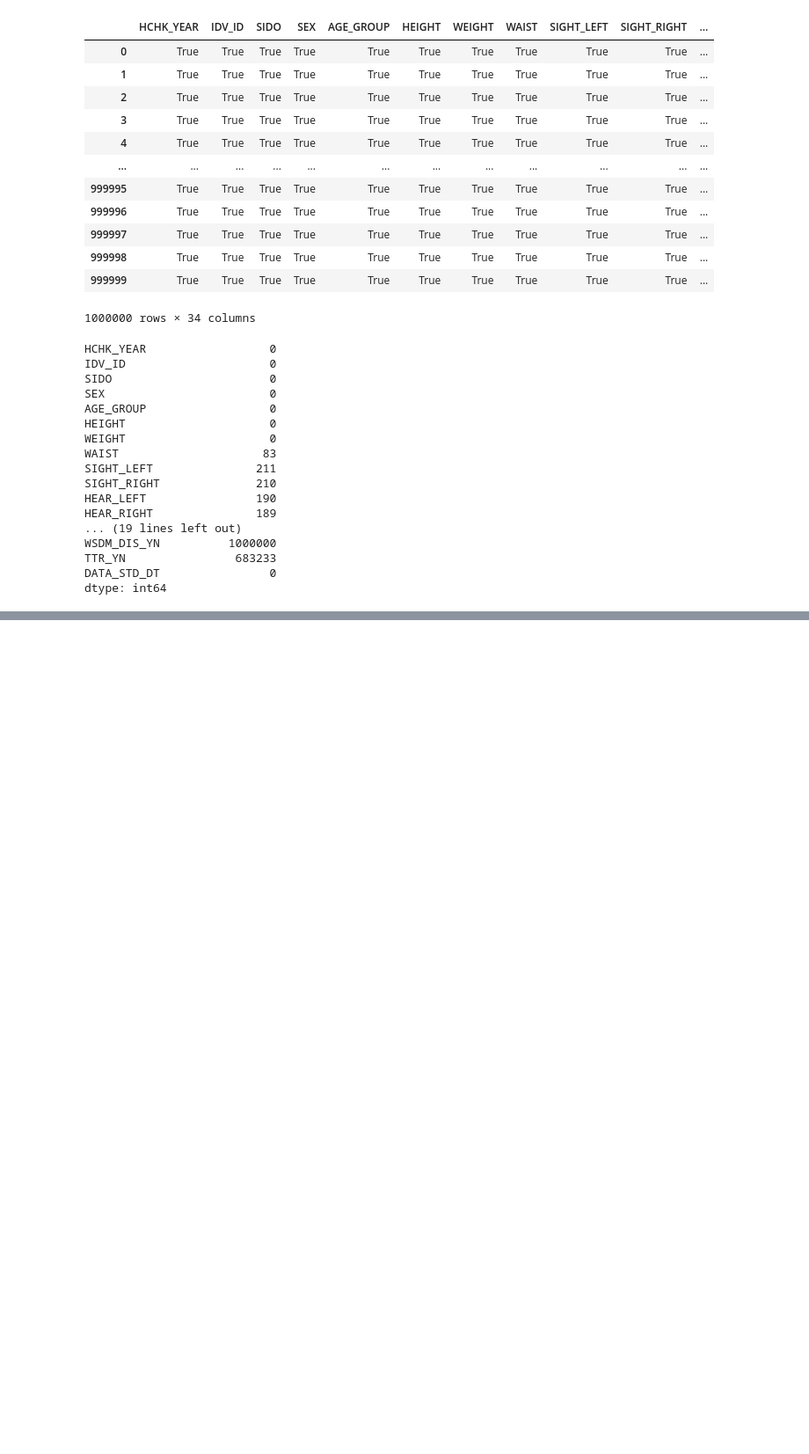
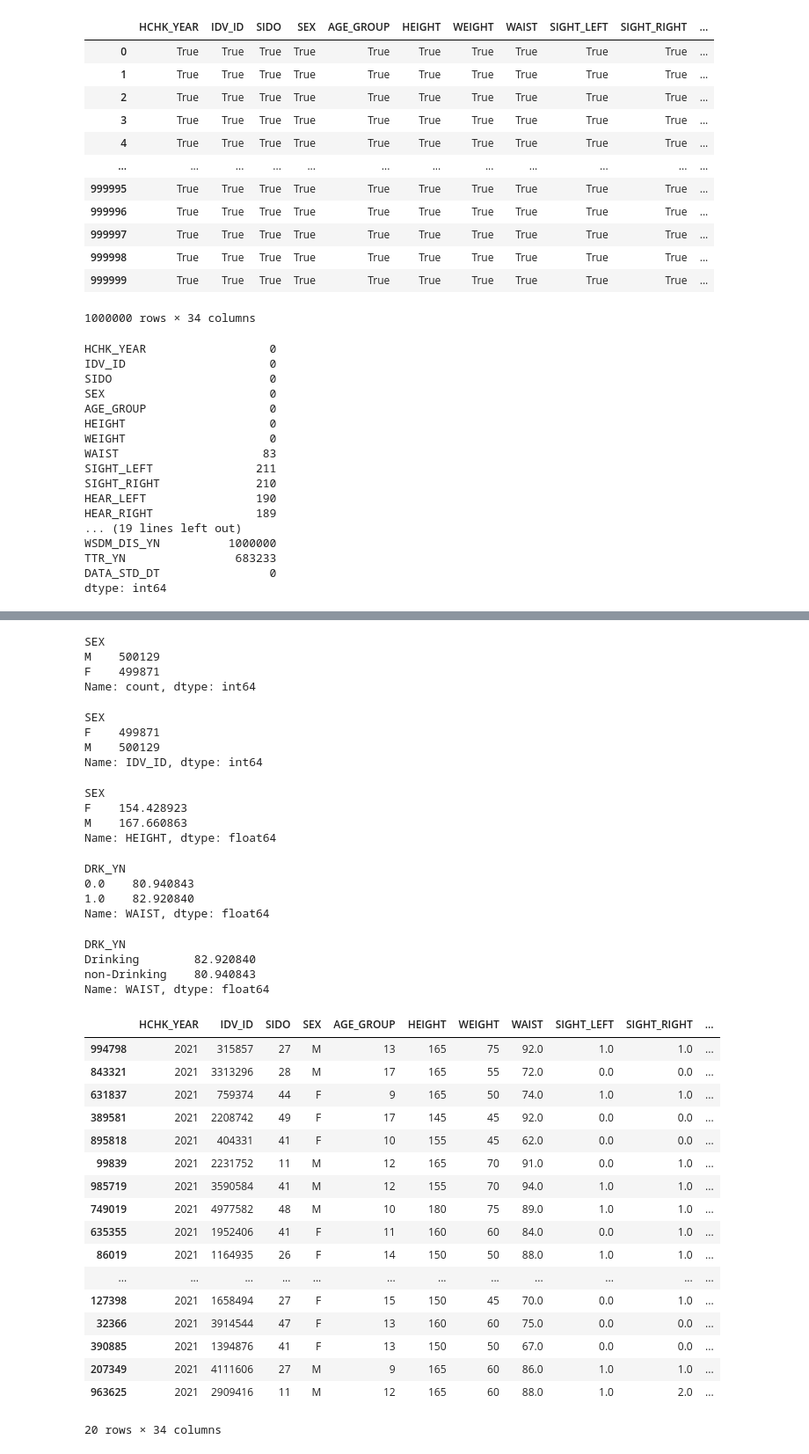
Before and after one commit to layla-focalors/AColab_Github_data_processing, a Jupyter notebook: HealthCare_Anayize.ipynb, the cells around one changed output, grey strips where cells are left out. Shown: that part at 88% size. Drawn from its saved outputs; the diff is of its cells as text; code cells hidden in the pictures; blank space fills up the shorter version.

```diff
--- a/HealthCare_Anayize.ipynb
+++ b/HealthCare_Anayize.ipynb
@@ -184,0 +276,72 @@ dtype: int64
+# %%
+df['SEX'].value_counts()
+# %% [output]
+SEX
+M    500129
+F    499871
+Name: count, dtype: int64
+# %%
+# groupby( 그룹화한 결과를 dataframe으로 반환! )
+df.groupby('SEX')['IDV_ID'].count()
+# 가입 코드로 그룹화하여 숫자 세기 ( 가입자 코드만 )
+# %% [output]
+SEX
+F    499871
+M    500129
+Name: IDV_ID, dtype: int64
+# %%
+# 성별 키의 평균B
+df.groupby('SEX')['HEIGHT'].mean()
+# 성별 별 키의 평균
+# 남자 키 평균이 더 크다!
+# %% [output]
+SEX
+F    154.428923
+M    167.660863
+Name: HEIGHT, dtype: float64
+# %%
+# 음주 여부에 따른 허리둘레 평균 - 전처리 x
+df.groupby('DRK_YN')['WAIST'].mean()
+# %% [output]
+DRK_YN
+0.0    80.940843
+1.0    82.920840
+Name: WAIST, dtype: float64
+# %%
+# 음주 여부 전처리
+df.loc[df['DRK_YN'] == 0.0, ['DRK_YN']] = 'X'
+df.loc[df['DRK_YN'] == 1.0, ['DRK_YN']] = 'O'
+# %%
+# 음주 여부 전처리
+df.loc[df['DRK_YN'] == 'X', ['DRK_YN']] = 'non-Drinking'
+df.loc[df['DRK_YN'] == 'O', ['DRK_YN']] = 'Drinking'
+# %%
+# 음주 여부에 따른 허리둘레 평균 - 전처리 x
+df.groupby('DRK_YN')['WAIST'].mean()
+# 평균값으로 간단하게 낸 데이터
+# %% [output]
+DRK_YN
+Drinking        82.920840
+non-Drinking    80.940843
+Name: WAIST, dtype: float64
+# %%
+df.sample(20)
+# %% [output]
+|  | HCHK_YEAR | IDV_ID | SIDO | SEX | AGE_GROUP | HEIGHT | WEIGHT | WAIST | SIGHT_LEFT | SIGHT_RIGHT | ... |
+| 994798 | 2021 | 315857 | 27 | M | 13 | 165 | 75 | 92.0 | 1.0 | 1.0 | ... |
+| 843321 | 2021 | 3313296 | 28 | M | 17 | 165 | 55 | 72.0 | 0.0 | 0.0 | ... |
+| 631837 | 2021 | 759374 | 44 | F | 9 | 165 | 50 | 74.0 | 1.0 | 1.0 | ... |
+| 389581 | 2021 | 2208742 | 49 | F | 17 | 145 | 45 | 92.0 | 0.0 | 0.0 | ... |
+| 895818 | 2021 | 404331 | 41 | F | 10 | 155 | 45 | 62.0 | 0.0 | 0.0 | ... |
+| 99839 | 2021 | 2231752 | 11 | M | 12 | 165 | 70 | 91.0 | 0.0 | 1.0 | ... |
+| 985719 | 2021 | 3590584 | 41 | M | 12 | 155 | 70 | 94.0 | 1.0 | 1.0 | ... |
+| 749019 | 2021 | 4977582 | 48 | M | 10 | 180 | 75 | 89.0 | 1.0 | 1.0 | ... |
+| 635355 | 2021 | 1952406 | 41 | F | 11 | 160 | 60 | 84.0 | 0.0 | 1.0 | ... |
+| 86019 | 2021 | 1164935 | 26 | F | 14 | 150 | 50 | 88.0 | 1.0 | 1.0 | ... |
+| ... | ... | ... | ... | ... | ... | ... | ... | ... | ... | ... | ... |
+| 127398 | 2021 | 1658494 | 27 | F | 15 | 150 | 45 | 70.0 | 0.0 | 1.0 | ... |
+| 32366 | 2021 | 3914544 | 47 | F | 13 | 160 | 60 | 75.0 | 0.0 | 0.0 | ... |
+| 390885 | 2021 | 1394876 | 41 | F | 13 | 150 | 50 | 67.0 | 0.0 | 0.0 | ... |
+| 207349 | 2021 | 4111606 | 27 | M | 9 | 165 | 60 | 86.0 | 1.0 | 1.0 | ... |
+| 963625 | 2021 | 2909416 | 11 | M | 12 | 165 | 60 | 88.0 | 1.0 | 2.0 | ... |
+20 rows × 34 columns
```
Also changed, not shown: parts of 9 cells of this notebook.
